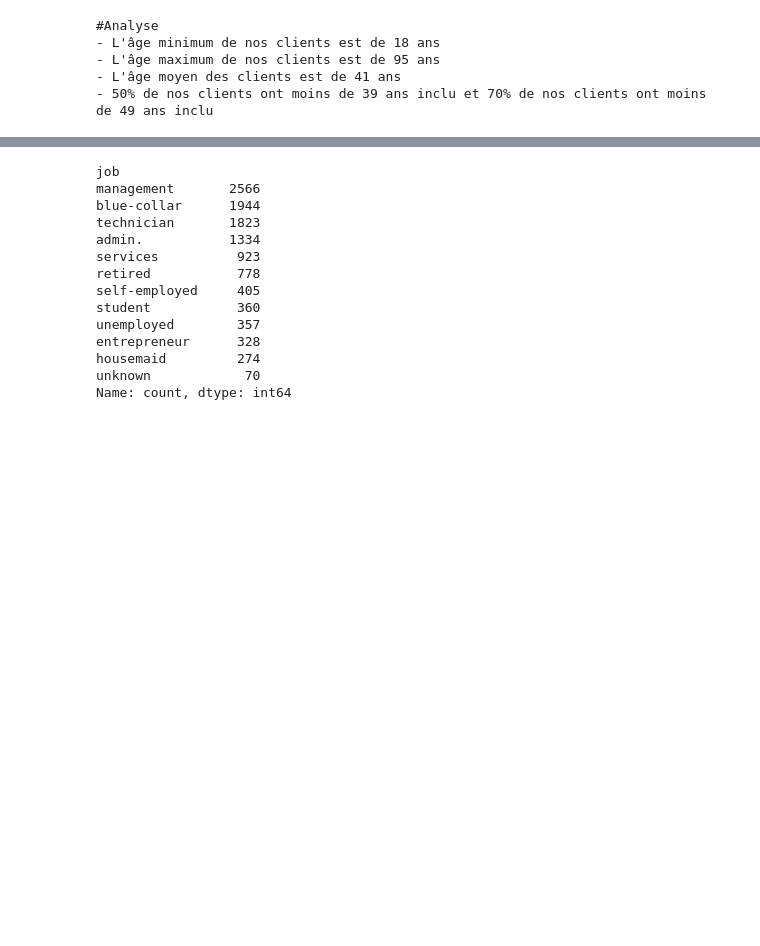
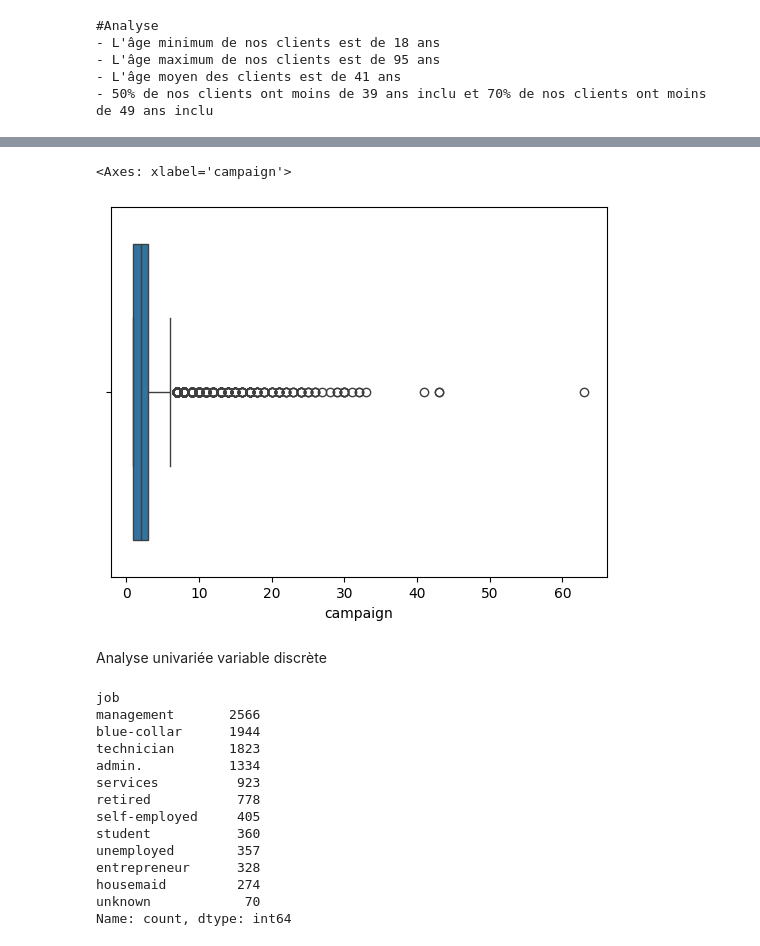
Before and after one commit to lathiam/Projet-EDA, a Jupyter notebook: EDA.ipynb, the cells around one changed output, grey strips where cells are left out. Saved outputs shown, nothing was run; the diff lists cells and outputs as text; code cells hidden in the pictures; blank space fills up the shorter version.

Commit message:
update analyse

```diff
--- a/EDA.ipynb
+++ b/EDA.ipynb
@@ -166,3 +140,10 @@ st.write("- 50% de nos clients ont moins de 39 ans inclu, et 70% de nos clients
+# %%
+sns.boxplot(x='campaign', data=df)
+# %% [output]
+<Axes: xlabel='campaign'>
+[figure, added]
+# %% [markdown]
+Analyse univariée variable discrète
 # %%
 df['job'].value_counts()
 # %% [output]
```
Also changed, not shown: parts of 37 cells of this notebook, 2 other files.
